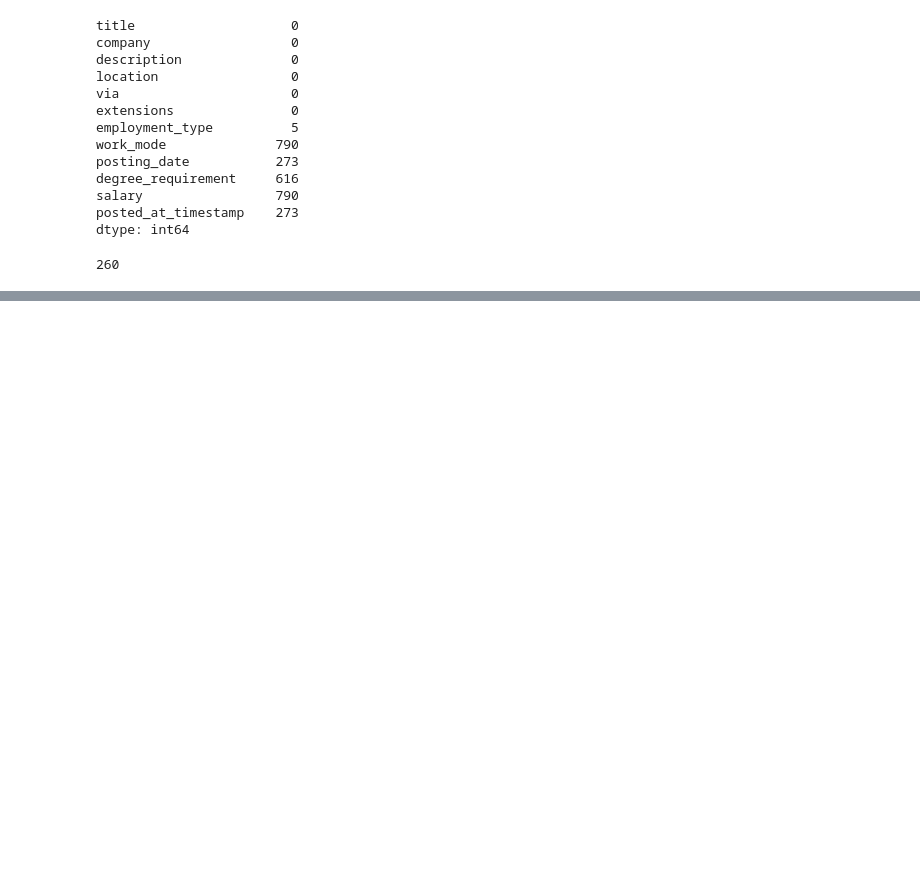
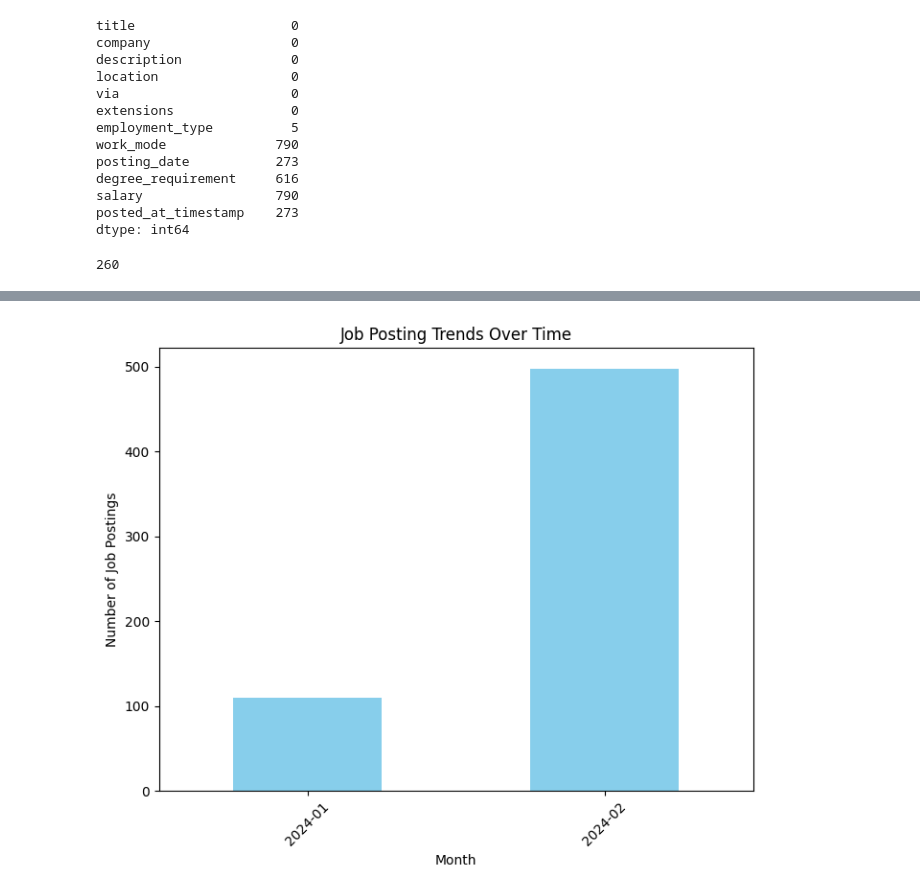
Before and after one commit to kariminus/Jobs-Analysis, a Jupyter notebook: 0_Exploratory_Data_Analysis.ipynb, the cells around one changed output, grey strips where cells are left out. Saved outputs shown, nothing was run; the diff lists cells and outputs as text; code cells hidden in the pictures; blank space fills up the shorter version.

```diff
--- a/0_Exploratory_Data_Analysis.ipynb
+++ b/0_Exploratory_Data_Analysis.ipynb
@@ -88,0 +133,14 @@ print(duplicates)
+# %%
+# Trend Analysis Based on Posting Dates
+df['posting_month'] = df['posted_at_timestamp'].dt.to_period('M')
+posting_trend = df.groupby('posting_month').size()
+
+plt.figure(figsize=(12, 6))
+posting_trend.plot(kind='bar', color='skyblue')
+plt.title('Job Posting Trends Over Time')
+plt.xlabel('Month')
+plt.ylabel('Number of Job Postings')
+plt.xticks(rotation=45)
+plt.show()
+# %% [output]
+[figure, added]
```
Also changed, not shown: parts of 4 cells of this notebook.
